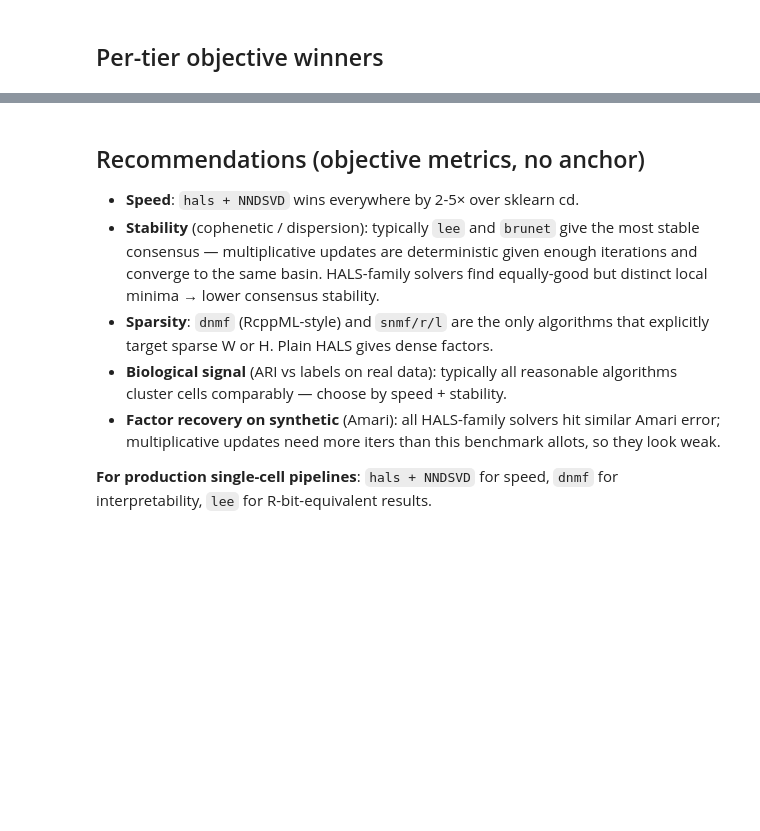
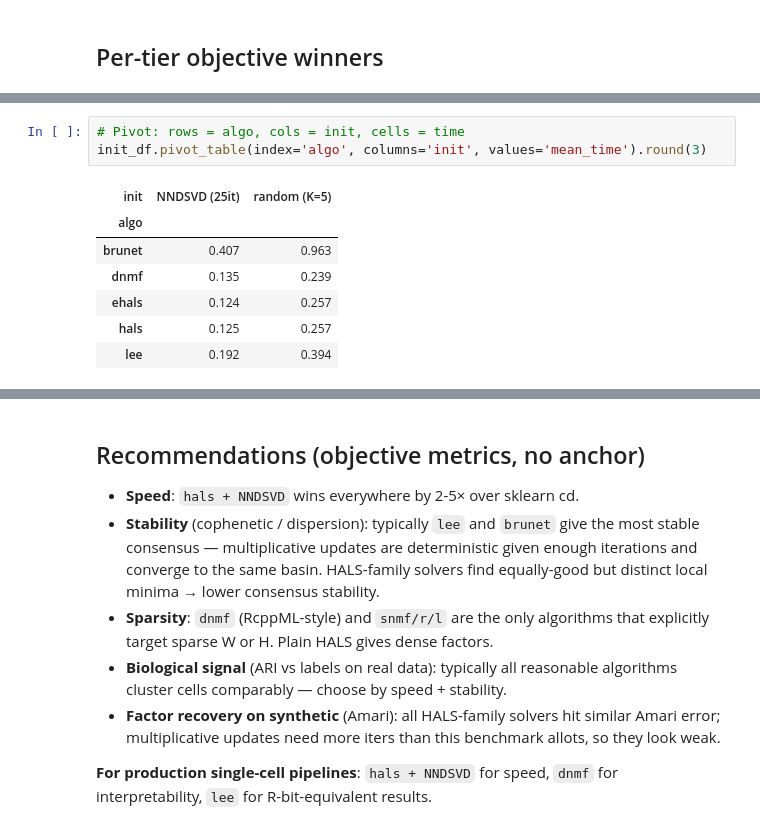
Before and after one commit to omicverse/rust-NMF, a Jupyter notebook: examples/benchmark_scaling.ipynb, the cells around one changed output, grey strips where cells are left out. Cells and saved outputs as stored; diff of their text form; blank space fills up the shorter version.

```diff
--- a/examples/benchmark_scaling.ipynb
+++ b/examples/benchmark_scaling.ipynb
@@ -372,0 +441,11 @@ lowest Amari hals+NNDSVD (20it, K=1) 2.146043e-01
+# %%
+# Pivot: rows = algo, cols = init, cells = time
+init_df.pivot_table(index='algo', columns='init', values='mean_time').round(3)
+# %% [output]
+| init | NNDSVD (25it) | random (K=5) |
+| algo |  |  |
+| brunet | 0.407 | 0.963 |
+| dnmf | 0.135 | 0.239 |
+| ehals | 0.124 | 0.257 |
+| hals | 0.125 | 0.257 |
+| lee | 0.192 | 0.394 |
```
Also changed, not shown: parts of 7 cells of this notebook, 2 other files.
